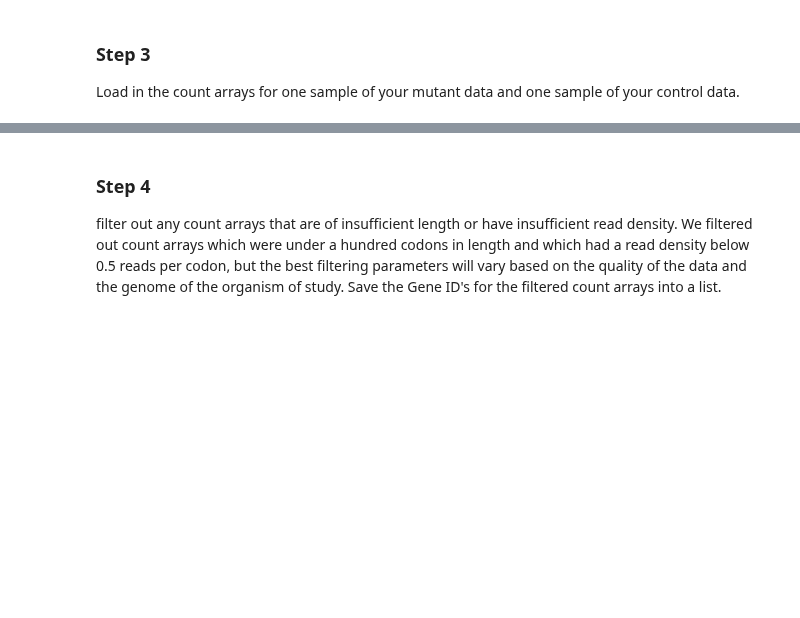
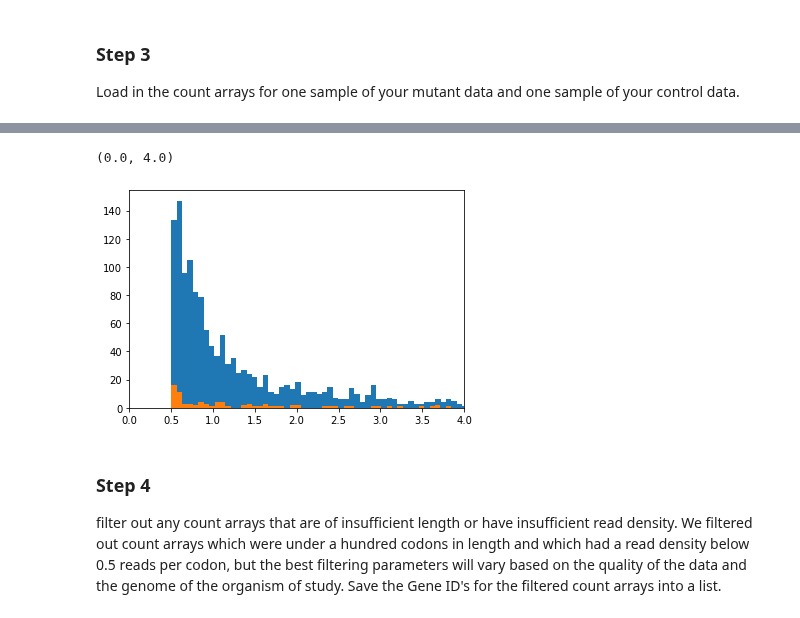
Before and after one commit to Raif-fl/Fall_2021_Work_journal, a Jupyter notebook: KS_stat/dmel_KS_like.ipynb, the cells around one changed output, grey strips where cells are left out. Cells and saved outputs as stored; diff of their text form; code cells hidden in the pictures; blank space fills up the shorter version.

```diff
--- a/KS_stat/dmel_KS_like.ipynb
+++ b/KS_stat/dmel_KS_like.ipynb
@@ -50,0 +54,2 @@ data_control, names_control = kat.load_count_positions("control_"+ samp_num +"_c
+# %%
+target_path = '/home/keeganfl/Desktop/Work_Fall_2021/data_tables/Fmr1_targets/'
@@ -51,3 +71,21 @@ data_control, names_control = kat.load_count_positions("control_"+ samp_num +"_c
+# %%
+Q2_table = pd.DataFrame(list(zip(gene_list, d_m, d_c)))
+Q2_table.columns = ["gene_ID", "density_mutant","density_control"]
+Q2_table.drop_duplicates(subset ="gene_ID",keep = "first", inplace = True)
+Q2_table = Q2_table.query("density_mutant < 7")
+Q2_table = Q2_table.query("density_mutant > 0.5")
+# %%
+# Load up the target gene names.
+Fmr1_table = pd.read_csv(target_path + 'Fmr1_dmel_downreg_genes.txt', names = ["gene_name"])
+# Merge the ecoli ks table with the list of gene names
+Fmr1_dens_table = pd.merge(Q2_table, Fmr1_table, how='inner', right_on='gene_name', left_on='gene_ID')
+# %%
+plt.hist(Q2_table.density_mutant, bins = 100)
+plt.hist(Fmr1_dens_table.density_mutant, bins = 100)
+plt.xlim((0,4))
+# %% [output]
+(0.0, 4.0)
+[figure, added]
 # %% [markdown]
 ### Step 4
 filter out any count arrays that are of insufficient length or have insufficient read density. We filtered out count arrays which were under a hundred codons in length and which had a read density below 0.5 reads per codon, but the best filtering parameters will vary based on the quality of the data and the genome of the organism of study. Save the Gene ID's for the filtered count arrays into a list.
```
Also changed, not shown: parts of 5 cells of this notebook, 4 other files.
